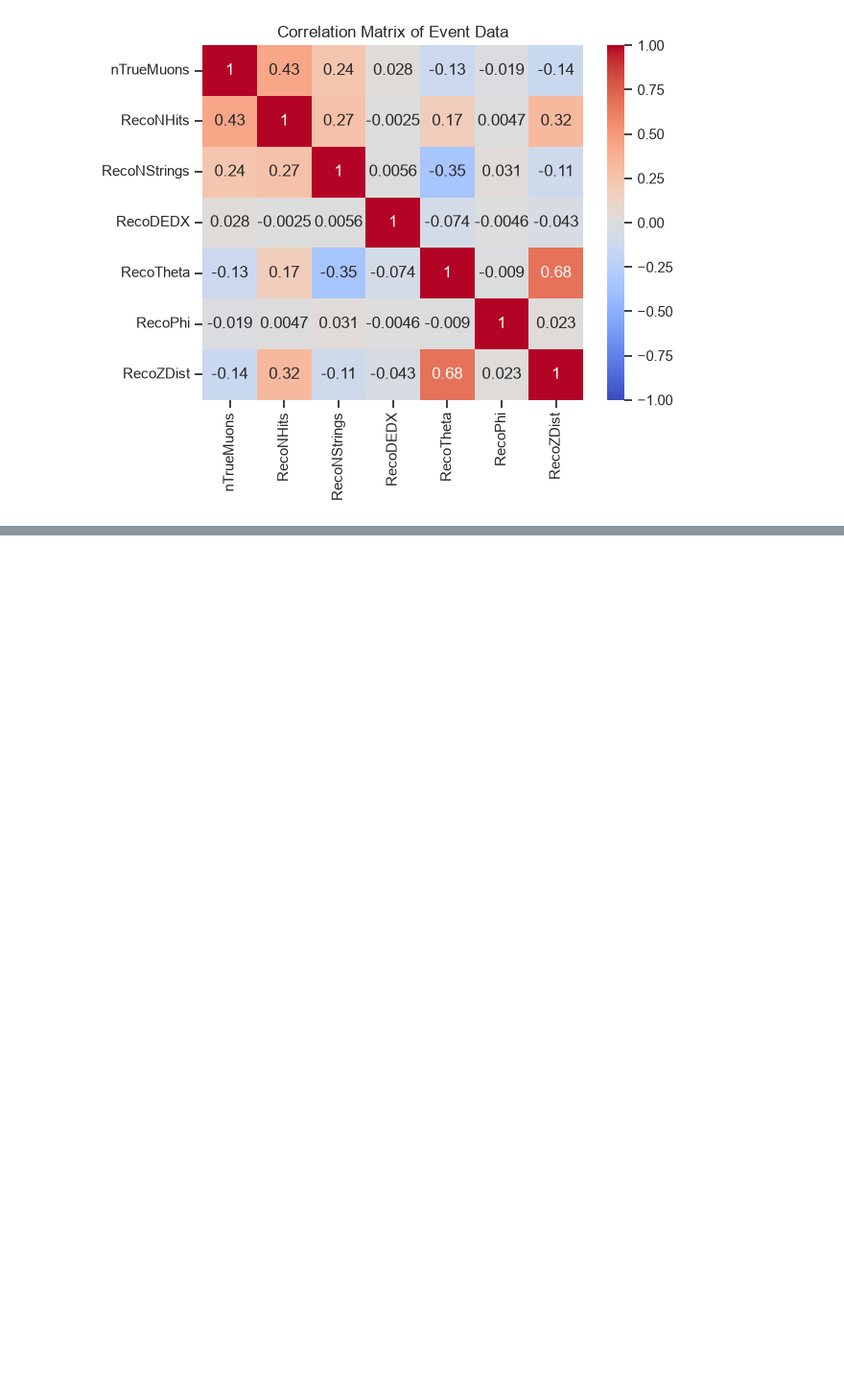
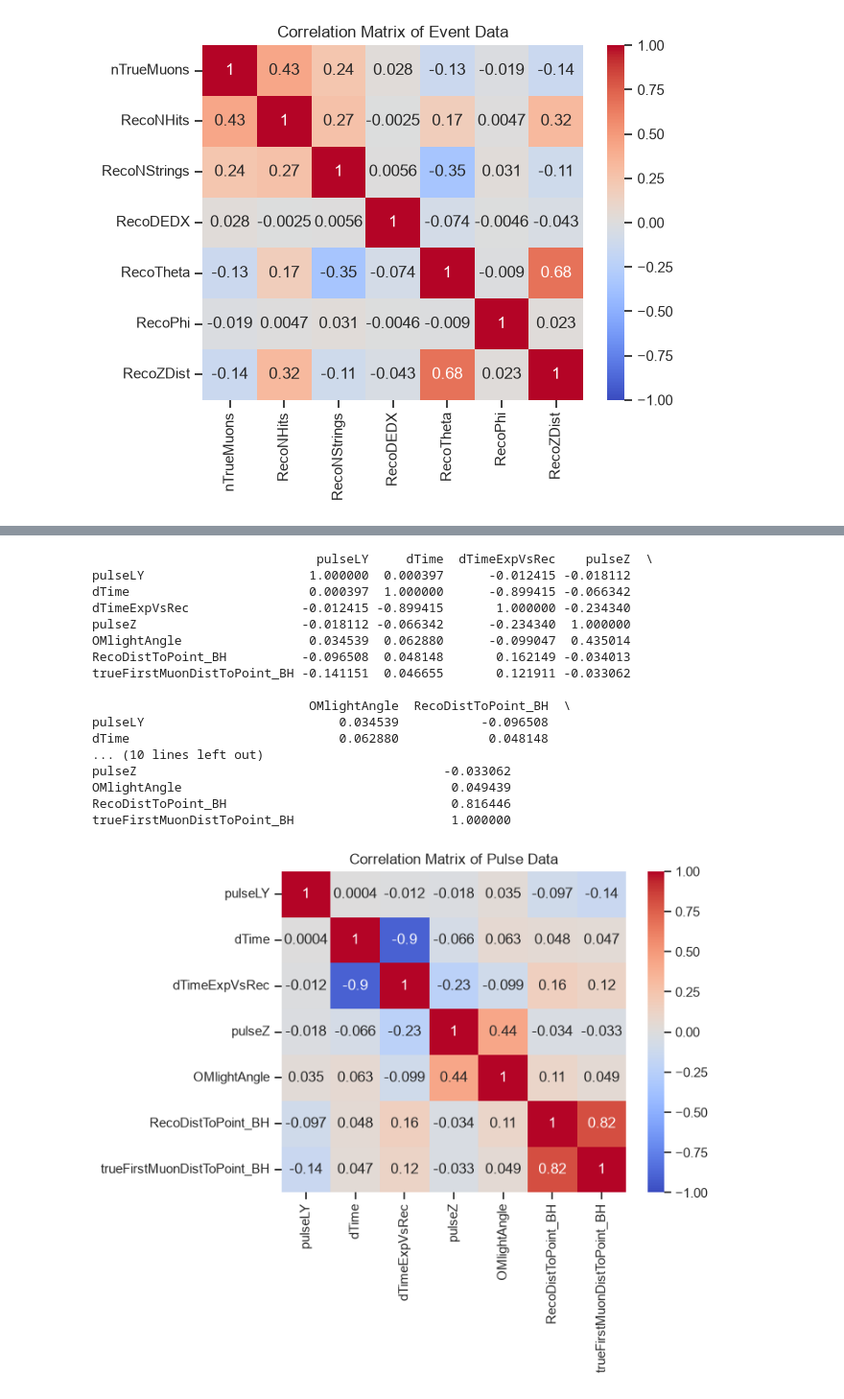
Before and after one commit to alsed160201/baikal_dist_calibr, a Jupyter notebook: notebooks/data_research.ipynb, the cells around one changed output, grey strips where cells are left out. Shown at 96% size. Cells and saved outputs as stored; diff of their text form; code cells hidden in the pictures; blank space fills up the shorter version.

```diff
--- a/notebooks/data_research.ipynb
+++ b/notebooks/data_research.ipynb
@@ -100,3 +124,29 @@ RecoZDist     0.022501   1.000000
+# %%
+corr_matrix = df_pulse.iloc[:10000][["pulseLY", "dTime", "dTimeExpVsRec", "pulseZ", "OMlightAngle", "RecoDistToPoint_BH", "trueFirstMuonDistToPoint_BH"]].corr()
+print(corr_matrix)
+
+sns.heatmap(corr_matrix, annot=True, cmap='coolwarm', vmin=-1, vmax=1)
+plt.title('Correlation Matrix of Pulse Data')
+plt.show()
+# %% [output]
+                              pulseLY     dTime  dTimeExpVsRec    pulseZ  \
+pulseLY                      1.000000  0.000397      -0.012415 -0.018112
+dTime                        0.000397  1.000000      -0.899415 -0.066342
+dTimeExpVsRec               -0.012415 -0.899415       1.000000 -0.234340
+pulseZ                      -0.018112 -0.066342      -0.234340  1.000000
+OMlightAngle                 0.034539  0.062880      -0.099047  0.435014
+RecoDistToPoint_BH          -0.096508  0.048148       0.162149 -0.034013
+trueFirstMuonDistToPoint_BH -0.141151  0.046655       0.121911 -0.033062
+
+                             OMlightAngle  RecoDistToPoint_BH  \
+pulseLY                          0.034539           -0.096508
+dTime                            0.062880            0.048148
+... (10 lines left out)
+pulseZ                                         -0.033062
+OMlightAngle                                    0.049439
+RecoDistToPoint_BH                              0.816446
+trueFirstMuonDistToPoint_BH                     1.000000
+[figure, added]
 # %%
 df_merged = df_pulse.merge(df_event, how = "left", on = "eventId")
 df_merged.head()
```
Also changed, not shown: parts of 12 cells of this notebook, 1 other file.
